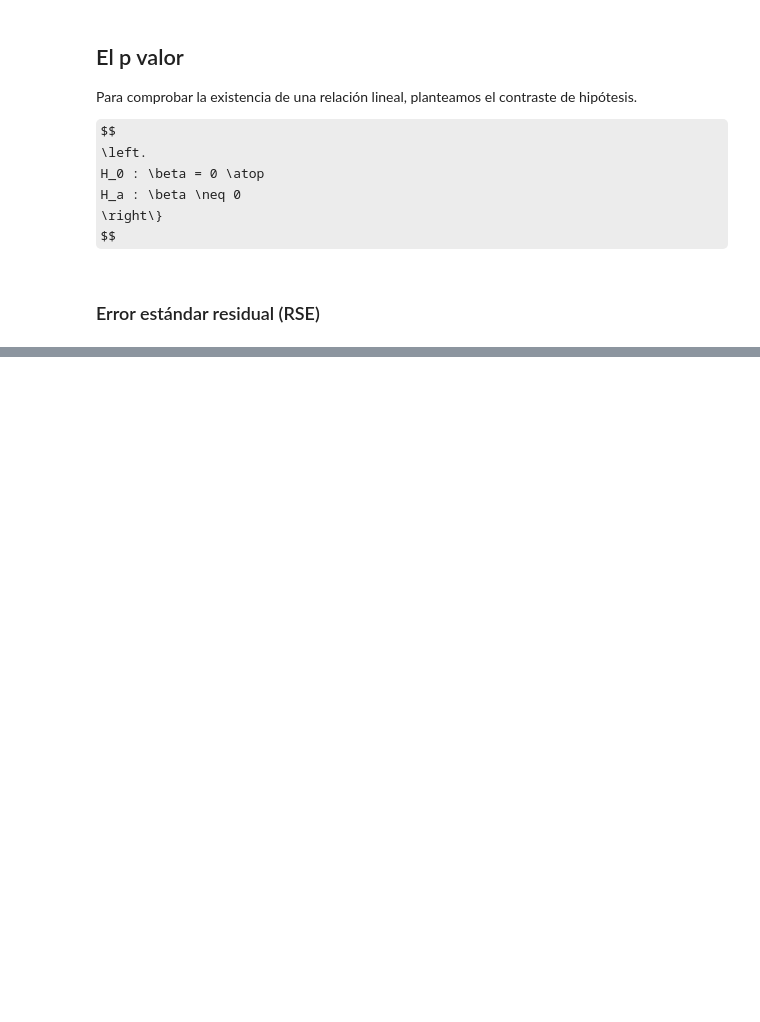
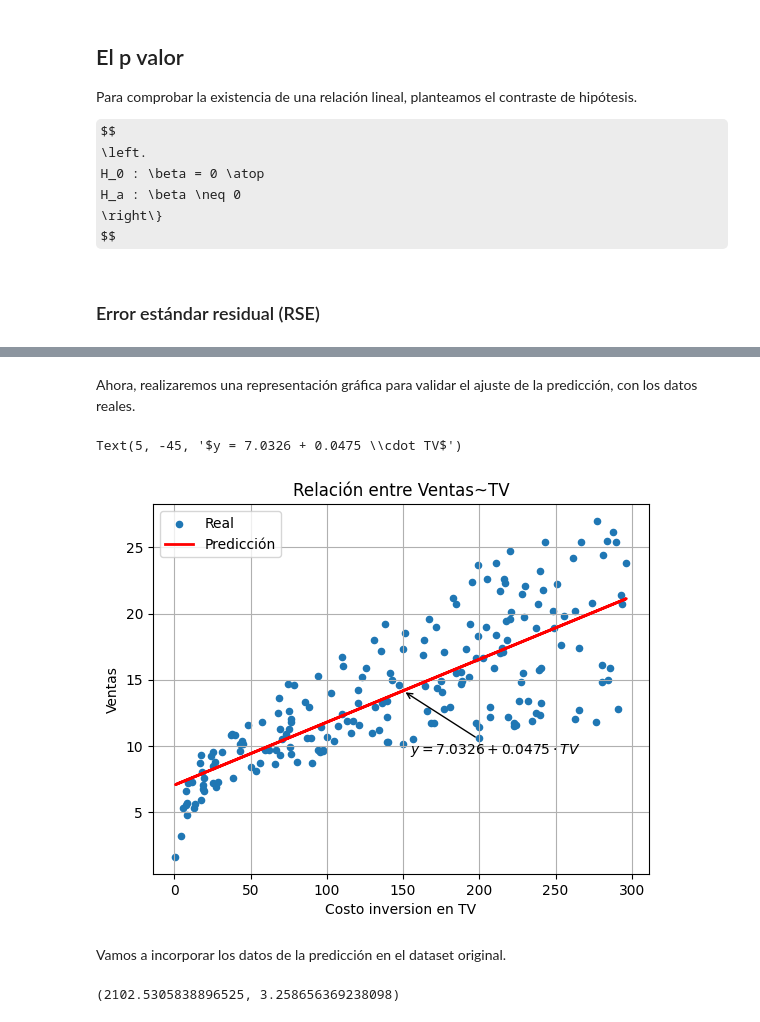
Before and after one commit to majandro1026/python_personal, a Jupyter notebook: mis_NB/python_scripts/Notebooks/NB3-regresionLineal.ipynb, the cells around one changed output, grey strips where cells are left out. Drawn from its saved outputs; the diff is of its cells as text; code cells hidden in the pictures; some formulas as TeX source; blank space fills up the shorter version.

```diff
--- a/mis_NB/python_scripts/Notebooks/NB3-regresionLineal.ipynb
+++ b/mis_NB/python_scripts/Notebooks/NB3-regresionLineal.ipynb
@@ -194,0 +201,3 @@ RSE
+# %%
+data = pd.read_csv('../datasets/ads/Advertising.csv')
+data.head()
@@ -194,0 +213,3 @@ RSE
+# %%
+linear_model = smf.ols(formula= "Sales~TV", data=data).fit()
+linear_model
@@ -194,0 +274,3 @@ RSE
+# %%
+sales_prediction = linear_model.predict(pd.DataFrame(data['TV']))
+sales_prediction
@@ -194,0 +290,27 @@ RSE
+# %% [markdown]
+Ahora, realizaremos una representación gráfica para validar el ajuste de la predicción, con los datos reales.
+# %%
+data.plot(kind='scatter', x = 'TV', y = 'Sales', label = 'Real')
+plt.plot(pd.DataFrame(data.TV), sales_prediction, color='red', lw = 2, label = 'Predicción')
+plt.title('Relación entre Ventas~TV')
+plt.xlabel('Costo inversion en TV')
+plt.ylabel('Ventas')
+
+plt.legend(loc = 'upper left')
+
+plt.grid()
+plt.annotate(r'$y = 7.0326 + 0.0475 \cdot TV$', xy = (150, 7.0326+(150*0.0475)), xycoords='data', xytext=(5, -45), textcoords='offset points',
+             arrowprops= dict(arrowstyle = '->'))
+# %% [output]
+Text(5, -45, '$y = 7.0326 + 0.0475 \\cdot TV$')
+[figure, added]
+# %% [markdown]
+Vamos a incorporar los datos de la predicción en el dataset original.
+# %%
+data['prediccion_venta'] = 7.032594 + 0.047537*data['TV']
+data['RSE'] = (data['Sales']-data['prediccion_venta'])**2
+SSD = sum(data['RSE'])
+RSE = np.sqrt(SSD/(len(data)-2))
+SSD, RSE
+# %% [output]
+(2102.5305838896525, 3.258656369238098)
```
Also changed, not shown: parts of 112 cells of this notebook.
